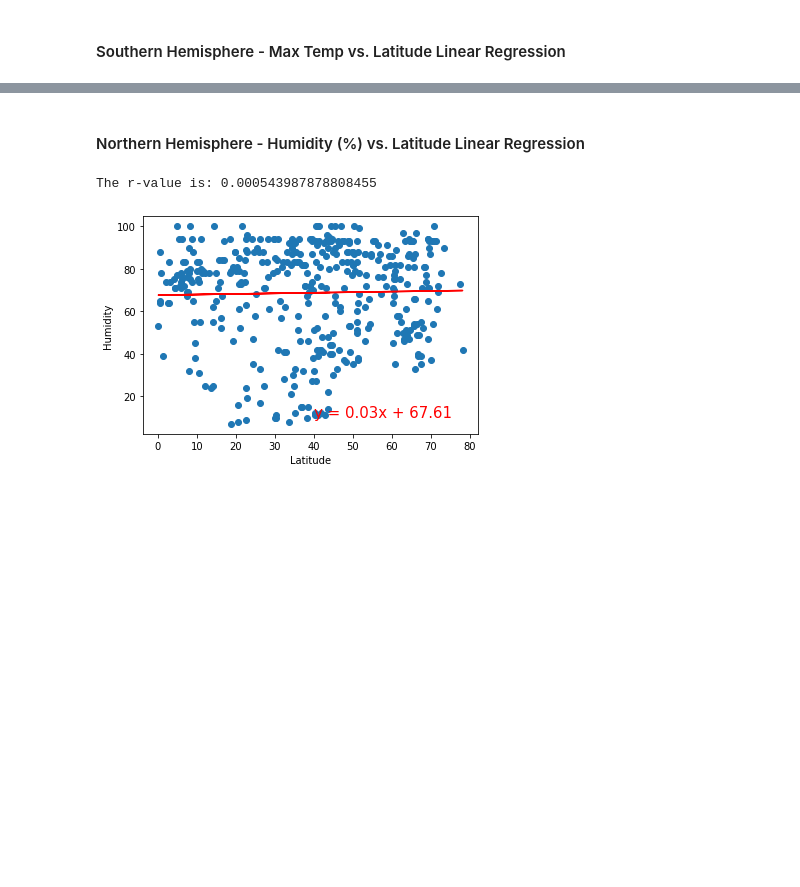
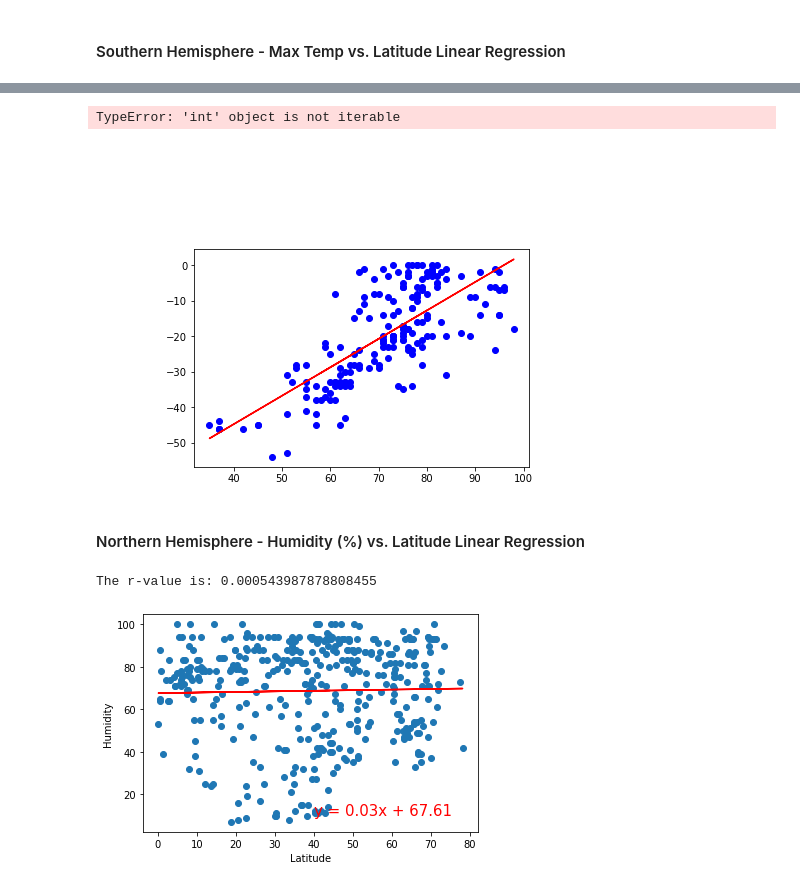
Before and after one commit to Shayoconnell7/python-api-challenge, a Jupyter notebook: WeatherPy/WeatherPy.ipynb, the cells around one changed output, grey strips where cells are left out. Cells and saved outputs as stored; diff of their text form; code cells hidden in the pictures; blank space fills up the shorter version.

```diff
--- a/WeatherPy/WeatherPy.ipynb
+++ b/WeatherPy/WeatherPy.ipynb
@@ -288,3 +349,27 @@ The r-value is: 0.6082708688906918
+# %%
+(slope, intercept, rvalue, pvalue, stderr) = linregress(stemp,s_lat_int)
+regress_values = stemp * slope + intercept
+
+
+plt.scatter(stemp, s_lat_int, marker='o', facecolors='blue')
+plt.plot(stemp,regress_values,"r-")
+
+rsquared = f"r-squared : {(round(rvalue**2,2))}"
+cc = f"Correlation Coefficient : {round(st.pearsonr(stemp,s_lat_int)[0],2)}"
+plt.annotate(rsquared, (13, 30))
+plt.annotate(cc, (13, 20))
+
+plt.annotate(slope, 7, 20)
+
+plt.xlabel("Latitude")
+plt.ylabel("Max Temperature (F)")
+plt.title("Max Temp vs. Latitude (10/14/2020)")
+plt.tight_layout()
+
+plt.show()
+# %% [output]
+TypeError: 'int' object is not iterable
+[figure, added]
 # %% [markdown]
 ####  Northern Hemisphere - Humidity (%) vs. Latitude Linear Regression
 # %%
```
Also changed, not shown: parts of 13 cells of this notebook.
